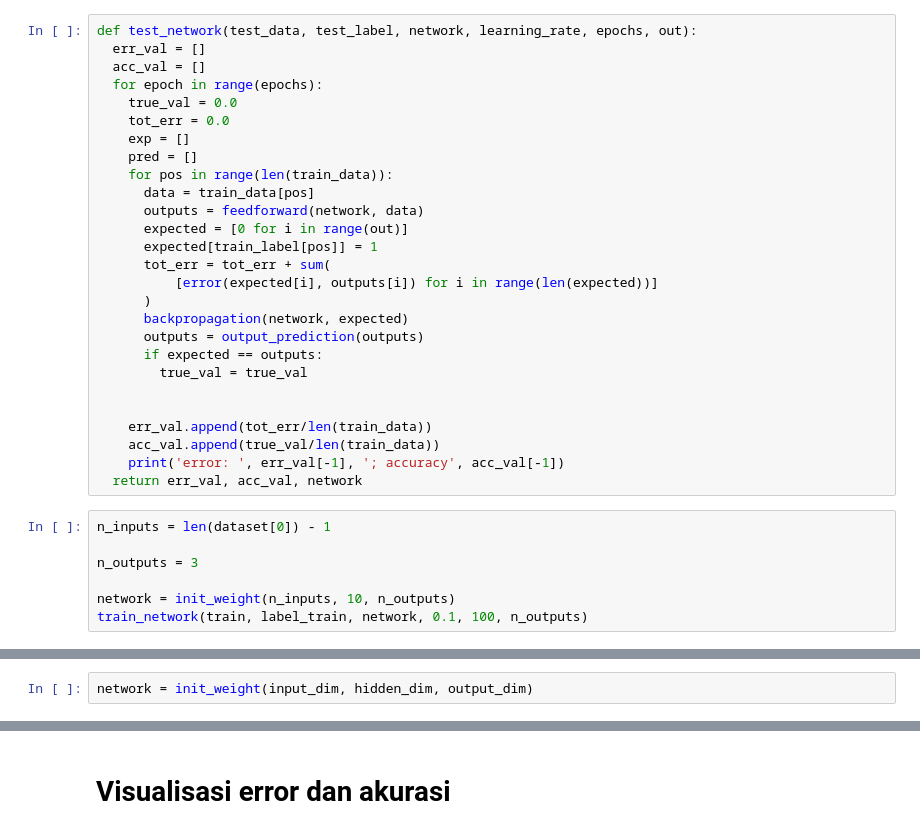
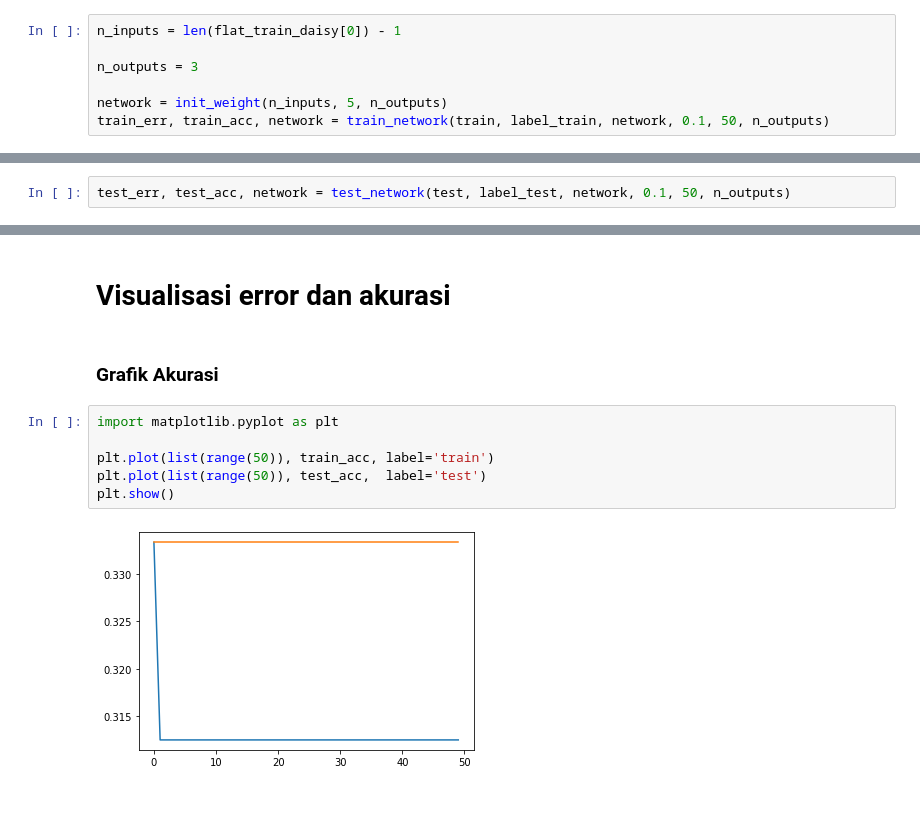
Before and after one commit to alfanadhya/Tugas-Pembelajaran-Machine, a Jupyter notebook: Tugas_2_MLP.ipynb, the cells around one changed output, grey strips where cells are left out. Drawn from its saved outputs; the diff is of its cells as text; blank space fills up the shorter version.

Commit message:
Visualisasi akurasi dan error

```diff
--- a/Tugas_2_MLP.ipynb
+++ b/Tugas_2_MLP.ipynb
@@ -438,36 +475,9 @@ def train_network(train_data, train_label, network, learning_rate, epochs, out):
-# %%
-def test_network(test_data, test_label, network, learning_rate, epochs, out):
-  err_val = []
-  acc_val = []
-  for epoch in range(epochs):
-    true_val = 0.0
-    tot_err = 0.0
-    exp = []
-    pred = []
-    for pos in range(len(train_data)):
-      data = train_data[pos]
-      outputs = feedforward(network, data)
-      expected = [0 for i in range(out)]
-      expected[train_label[pos]] = 1
-      tot_err = tot_err + sum(
-          [error(expected[i], outputs[i]) for i in range(len(expected))]
-      )
-      backpropagation(network, expected)
-      outputs = output_prediction(outputs)
-      if expected == outputs:
-        true_val = true_val
-
-
-    err_val.append(tot_err/len(train_data))
-    acc_val.append(true_val/len(train_data))
-    print('error: ', err_val[-1], '; accuracy', acc_val[-1])
-  return err_val, acc_val, network
 # %%
-n_inputs = len(dataset[0]) - 1
+n_inputs = len(flat_train_daisy[0]) - 1
 
 n_outputs = 3
 
-network = init_weight(n_inputs, 10, n_outputs)
-train_network(train, label_train, network, 0.1, 100, n_outputs)
+network = init_weight(n_inputs, 5, n_outputs)
+train_err, train_acc, network = train_network(train, label_train, network, 0.1, 50, n_outputs)
 # %% [output]
 80.0
@@ -507,2 +500,0 @@ output_dim = 3
-# %%
-network = init_weight(input_dim, hidden_dim, output_dim)
@@ -508,0 +541,2 @@ network = init_weight(input_dim, hidden_dim, output_dim)
+# %%
+test_err, test_acc, network = test_network(test, label_test, network, 0.1, 50, n_outputs)
@@ -509,2 +587,12 @@ network = init_weight(input_dim, hidden_dim, output_dim)
 # %% [markdown]
 # Visualisasi error dan akurasi
+# %% [markdown]
+### Grafik Akurasi
+# %%
+import matplotlib.pyplot as plt
+
+plt.plot(list(range(50)), train_acc, label='train')
+plt.plot(list(range(50)), test_acc,  label='test')
+plt.show()
+# %% [output]
+[figure, added]
```
Also changed, not shown: parts of 20 cells of this notebook.
